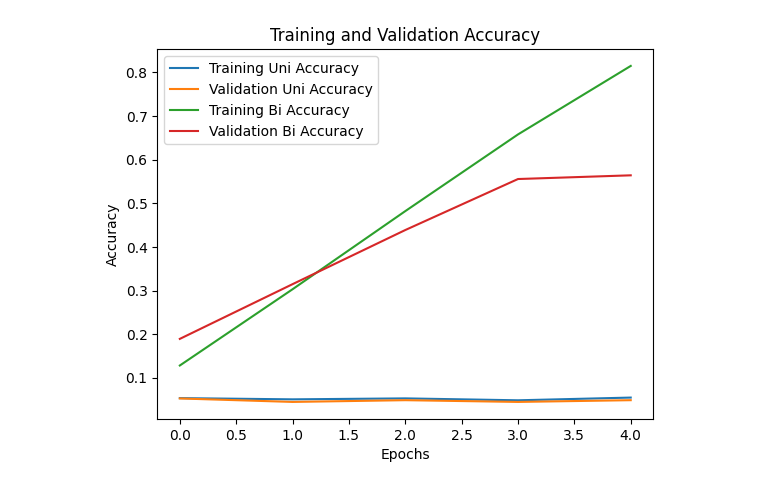
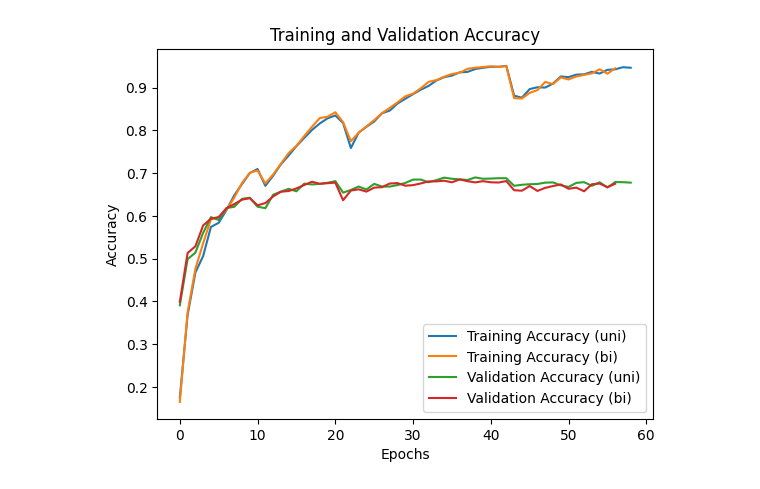
Before and after one commit to quekyuchern/AI6103-Project, a Jupyter notebook: LSTM/bi_vs_uni_directional_LSTM.ipynb, the cells around one changed output. Drawn from its saved outputs; the diff is of its cells as text; code cells hidden in the pictures.

Commit message:
Kaggle Notebook | AI6103 Bidirectional LSTM vs Unidirectional LSTM | Version 3

```diff
--- a/LSTM/bi_vs_uni_directional_LSTM.ipynb
+++ b/LSTM/bi_vs_uni_directional_LSTM.ipynb
@@ -132,0 +1,4 @@ val_bi_accuracy = history_bi.history['val_accuracy']
+# %%
+import joblib
+
+X_train, y_train, X_test, y_test = joblib.load('/kaggle/input/ber-train-test-data-pkl-zip/bert_train_test_data.pkl')
@@ -132,0 +159,10 @@ val_bi_accuracy = history_bi.history['val_accuracy']
+# %%
+# Train the bi_model with early stopping
+bi_history = bi_model.fit(
+    X_train, y_train,
+    epochs=200,                      # Maximum number of epochs
+    batch_size=32,
+    validation_data=(X_test, y_test),
+    callbacks=[early_stopping],      # Add early stopping callback
+    verbose=1
+)
@@ -132,0 +187,21 @@ val_bi_accuracy = history_bi.history['val_accuracy']
+# %%
+# Extract and store the training history
+train_loss = history.history['loss']
+val_loss = history.history['val_loss']
+train_accuracy = history.history['accuracy']
+val_accuracy = history.history['val_accuracy']
+
+bi_train_loss = bi_history.history['loss']
+bi_val_loss = bi_history.history['val_loss']
+bi_train_accuracy = bi_history.history['accuracy']
+bi_val_accuracy = bi_history.history['val_accuracy']
+
+plt.plot(train_loss, label='Training Loss (uni)')
+plt.plot(bi_train_loss, label='Training Loss (bi)')
+plt.plot(val_loss, label='Validation Loss (uni)')
+plt.plot(bi_val_loss, label='Validation Loss (bi)')
+plt.xlabel('Epochs')
+plt.ylabel('Loss')
+plt.legend()
+plt.title('Training and Validation Loss')
+plt.show()
@@ -133,15 +210,13 @@ val_bi_accuracy = history_bi.history['val_accuracy']
 # %%
-import matplotlib.pyplot as plt
-
-plt.plot(train_uni_accuracy, label='Training Uni Accuracy')
-plt.plot(val_uni_accuracy, label='Validation Uni Accuracy')
-plt.plot(train_bi_accuracy, label='Training Bi Accuracy')
-plt.plot(val_bi_accuracy, label='Validation Bi Accuracy')
+plt.plot(train_accuracy, label='Training Accuracy (uni)')
+plt.plot(bi_train_accuracy, label='Training Accuracy (bi)')
+plt.plot(val_accuracy, label='Validation Accuracy (uni)')
+plt.plot(bi_val_accuracy, label='Validation Accuracy (bi)')
 plt.xlabel('Epochs')
 plt.ylabel('Accuracy')
 plt.legend()
 plt.title('Training and Validation Accuracy')
 plt.show()
 # %% [output]
-[figure, old version]
+[figure, new version]
 # %%
```
Also changed, not shown: parts of 9 cells of this notebook.
